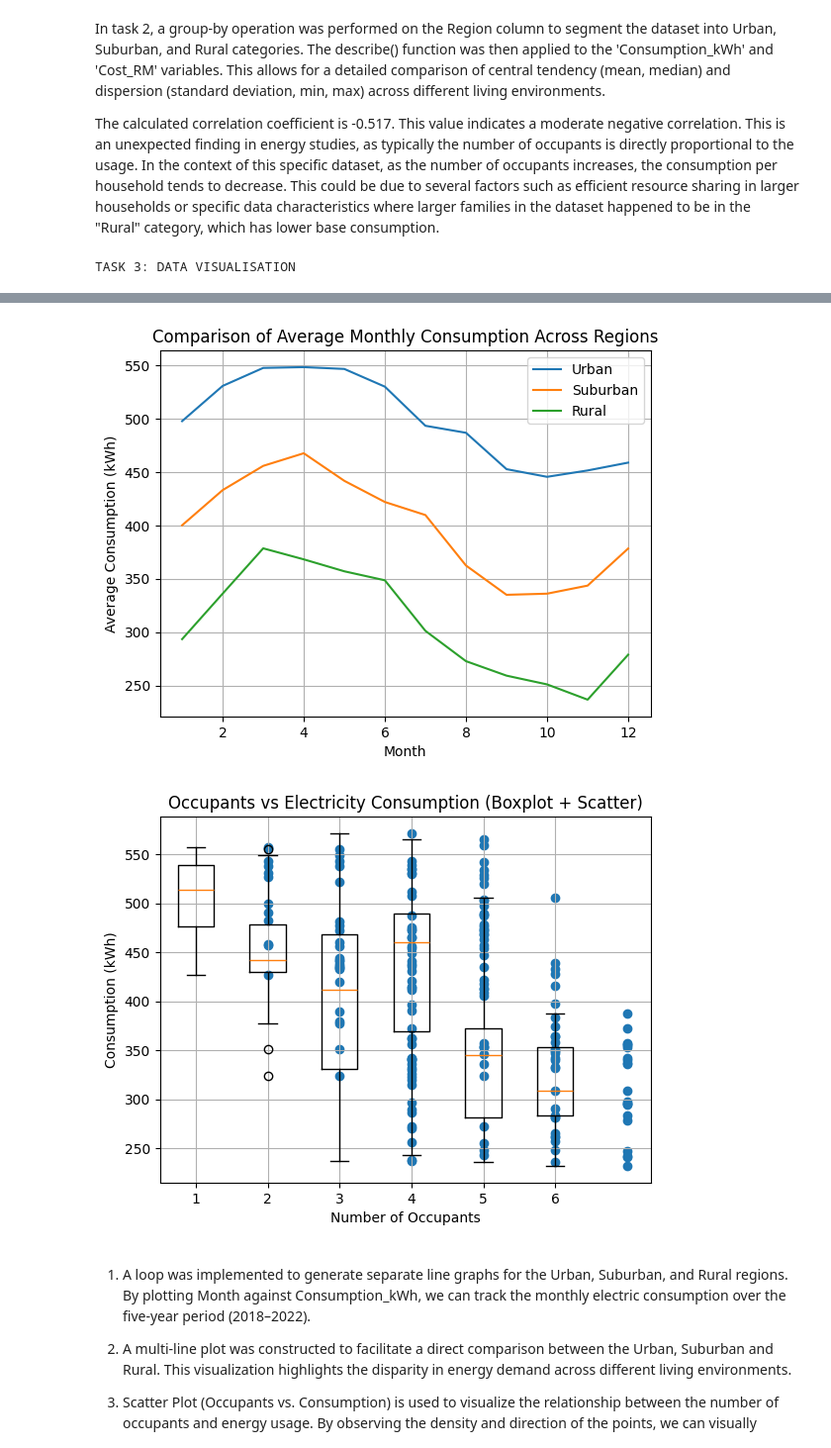
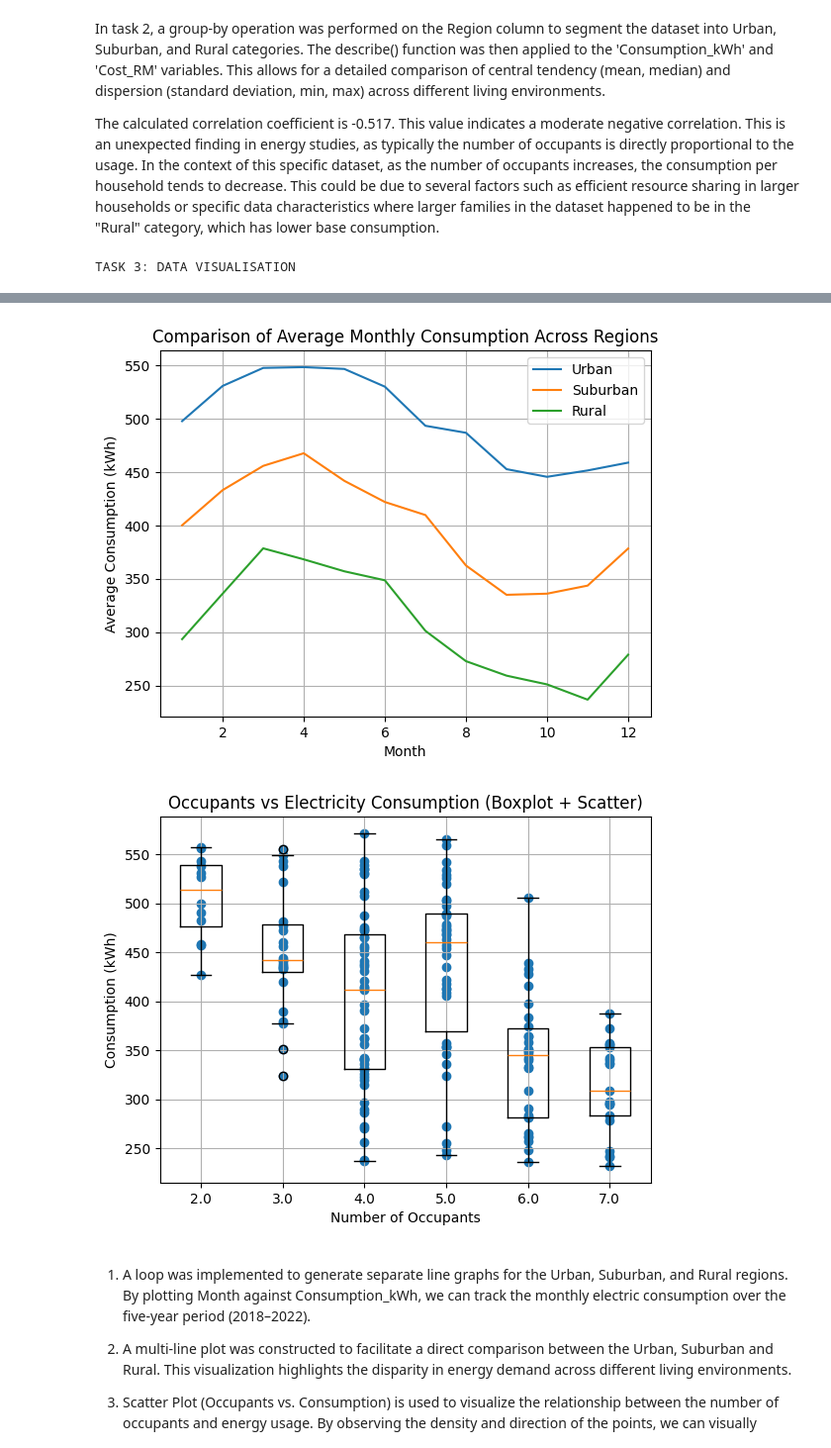
Before and after one commit to chookaiwen-1053/Assignment-5, a Jupyter notebook: Programming_assignment_code.ipynb, the cells around one changed output, grey strips where cells are left out. Shown at 99% size. Drawn from its saved outputs; the diff is of its cells as text; code cells hidden in the pictures.

```diff
--- a/Programming_assignment_code.ipynb
+++ b/Programming_assignment_code.ipynb
@@ -235,35 +235,35 @@ for region in df["Region"].unique():
 plt.title("Comparison of Average Monthly Consumption Across Regions")
 plt.xlabel("Month")
 plt.ylabel("Average Consumption (kWh)")
 plt.legend()
 plt.grid(True)
 plt.show()
 
 # 3.3 Scatter plot and Boxplot together
 # Prepare data for boxplot
 unique_occupants = sorted(df['Occupants'].unique())
 occupant_groups = []
 for occupants in unique_occupants:
     occupant_groups.append(df[df['Occupants'] == occupants]['Consumption_kWh'])
 
 # 1. Draw Boxplot
-plt.boxplot(occupant_groups)
+plt.boxplot(occupant_groups, positions=unique_occupants)
 
 # 2. Draw Scatter plot on top
 plt.scatter(df["Occupants"], df["Consumption_kWh"], label='Datapoints')
 
 plt.title("Occupants vs Electricity Consumption (Boxplot + Scatter)")
 plt.xlabel("Number of Occupants")
 plt.ylabel("Consumption (kWh)")
 plt.grid(True)
 plt.show()
 # %% [output]
 TASK 3: DATA VISUALISATION
 [figure]
 [figure]
 [figure]
 [figure]
-[figure, old version]
+[figure, new version]
 # %% [markdown]
 1. A loop was implemented to generate separate line graphs for the Urban,
 Suburban, and Rural regions. By plotting Month against Consumption_kWh, we can track the monthly electric consumption over the five-year period (2018–2022).
```
